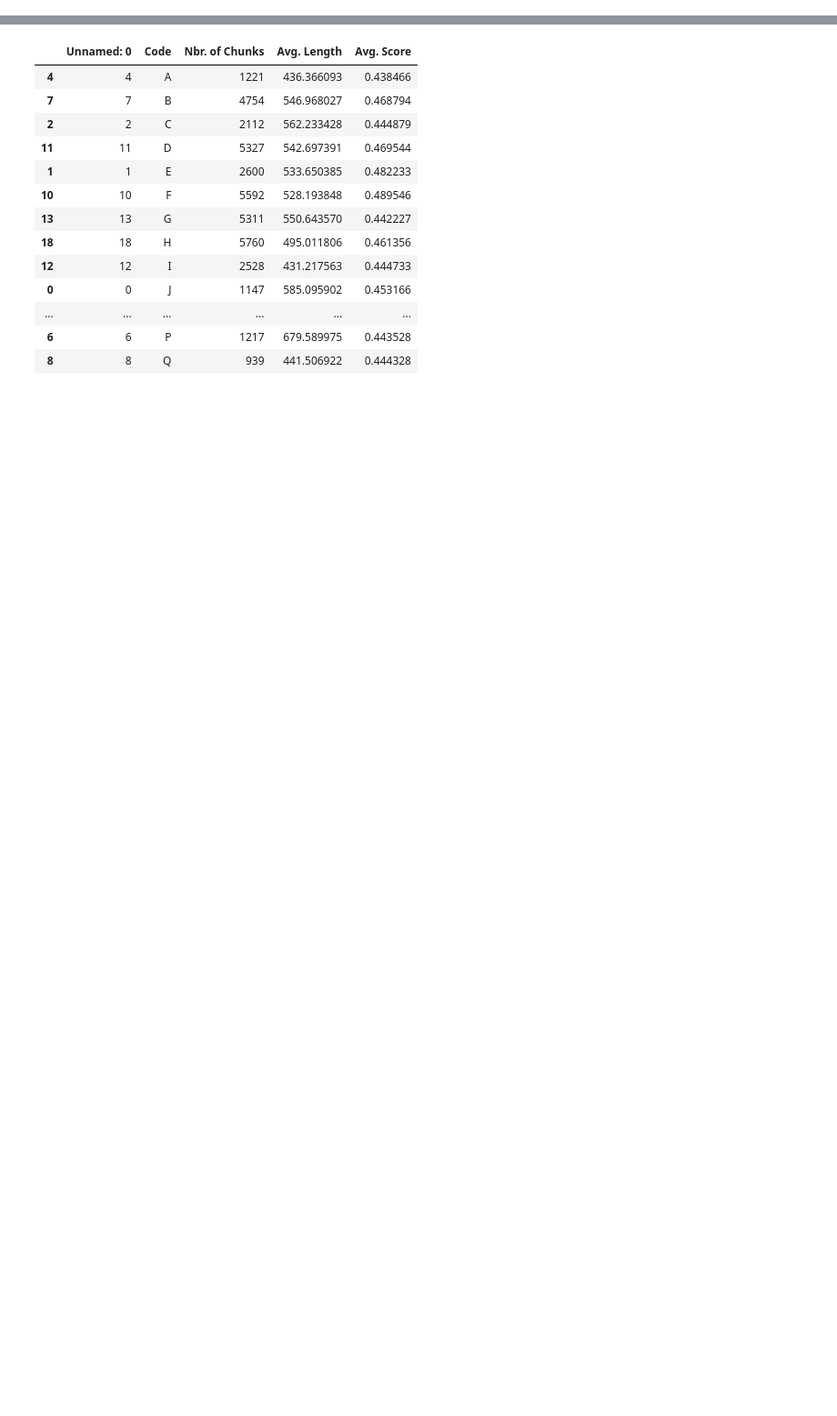
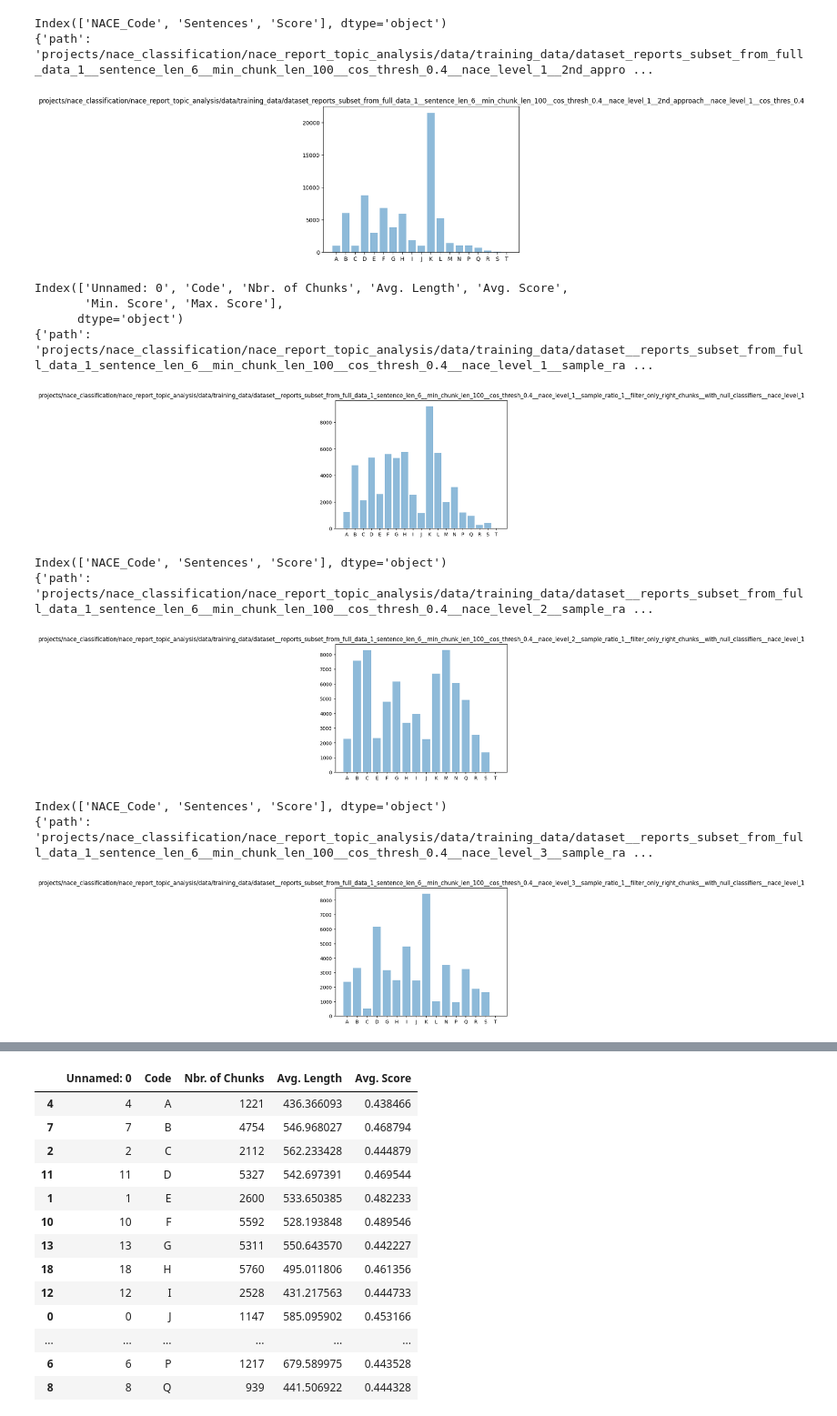
Before and after one commit to hendrikweichel/nace_report_topic_analysis, a Jupyter notebook: BERT_classifier/Train_BERT/observe_data.ipynb, the cells around one changed output, grey strips where cells are left out. Shown at 91% size. Cells and saved outputs as stored; diff of their text form; code cells hidden in the pictures; blank space fills up the shorter version.

Commit message:
BERT Training

```diff
--- a/BERT_classifier/Train_BERT/observe_data.ipynb
+++ b/BERT_classifier/Train_BERT/observe_data.ipynb
@@ -6,2 +21,30 @@ import pandas as pd
 # %%
 data_path = "/Users/hendrikweichel/projects/NaceCodeClassification/nace_report_topic_analysis_3/data/training_data/dataset__reports_subset_from_full_data_1_sentence_len_6__min_chunk_len_100__cos_thresh_0.4__nace_level_1__sample_ratio_1__filter_only_right_chunks_labeling"
+
+datasets = [
+    {
+        "path": "projects/nace_classification/nace_report_topic_analysis/data/training_data/dataset_reports_subset_from_full_data_1__sentence_len_6__min_chunk_len_100__cos_thresh_0.4__nace_level_1__2nd_approach__nace_level_1__cos_thres_0.4",
+        "approach": 2,
+        "level": 1
+    },
+    {
+        "path": "projects/nace_classification/nace_report_topic_analysis/data/training_data/dataset__reports_subset_from_full_data_1_sentence_len_6__min_chunk_len_100__cos_thresh_0.4__nace_level_1__sample_ratio_1__filter_only_right_chunks__with_null_classifiers__nace_level_1",
+        "approach": 1,
+        "level": 1
+    },
+    {
+        "path": "projects/nace_classification/nace_report_topic_analysis/data/training_data/dataset__reports_subset_from_full_data_1_sentence_len_6__min_chunk_len_100__cos_thresh_0.4__nace_level_2__sample_ratio_1__filter_only_right_chunks__with_null_classifiers__nace_level_1",
+        "approach": 1,
+        "level": 2
+    },
+    {
+        "path": "projects/nace_classification/nace_report_topic_analysis/data/training_data/dataset__reports_subset_from_full_data_1_sentence_len_6__min_chunk_len_100__cos_thresh_0.4__nace_level_3__sample_ratio_1__filter_only_right_chunks__with_null_classifiers__nace_level_1",
+        "approach": 1,
+        "level": 3
+    },
+    {
+        "path": "projects/nace_classification/nace_report_topic_analysis/data/training_data/dataset__reports_subset_from_full_data_1_sentence_len_6__min_chunk_len_100__cos_thresh_0.4__nace_level_4__sample_ratio_1__filter_only_right_chunks__with_null_classifiers__nace_level_1",
+        "approach": 1,
+        "level": 4
+    }
+    ]
@@ -7,0 +75,31 @@ data_path = "/Users/hendrikweichel/projects/NaceCodeClassification/nace_report_t
+# %%
+# Compare length
+
+for dataset in datasets:
+    df = pd.read_csv(dataset["path"] + "/statistics.csv")
+    print(df.columns)
+    print(dataset)
+    #print(df.to_markdown())
+    if "Nbr. of Chunks" in df.columns:
+        plt.bar(df["Code"], df["Nbr. of Chunks"], alpha = 0.5)
+    else:
+        df = df[df["NACE_Code"] != "NO_CLASS"]
+        plt.bar(df["NACE_Code"], df["Sentences"], alpha = 0.5)
+
+    plt.title(dataset["path"])
+    plt.show()
+# %% [output]
+Index(['NACE_Code', 'Sentences', 'Score'], dtype='object')
+{'path': 'projects/nace_classification/nace_report_topic_analysis/data/training_data/dataset_reports_subset_from_full_data_1__sentence_len_6__min_chunk_len_100__cos_thresh_0.4__nace_level_1__2nd_appro ...
+[figure, added]
+Index(['Unnamed: 0', 'Code', 'Nbr. of Chunks', 'Avg. Length', 'Avg. Score',
+       'Min. Score', 'Max. Score'],
+      dtype='object')
+{'path': 'projects/nace_classification/nace_report_topic_analysis/data/training_data/dataset__reports_subset_from_full_data_1_sentence_len_6__min_chunk_len_100__cos_thresh_0.4__nace_level_1__sample_ra ...
+[figure, added]
+Index(['NACE_Code', 'Sentences', 'Score'], dtype='object')
+{'path': 'projects/nace_classification/nace_report_topic_analysis/data/training_data/dataset__reports_subset_from_full_data_1_sentence_len_6__min_chunk_len_100__cos_thresh_0.4__nace_level_2__sample_ra ...
+[figure, added]
+Index(['NACE_Code', 'Sentences', 'Score'], dtype='object')
+{'path': 'projects/nace_classification/nace_report_topic_analysis/data/training_data/dataset__reports_subset_from_full_data_1_sentence_len_6__min_chunk_len_100__cos_thresh_0.4__nace_level_3__sample_ra ...
+[figure, added]
```
Also changed, not shown: parts of 5 cells of this notebook, 6 other files.
